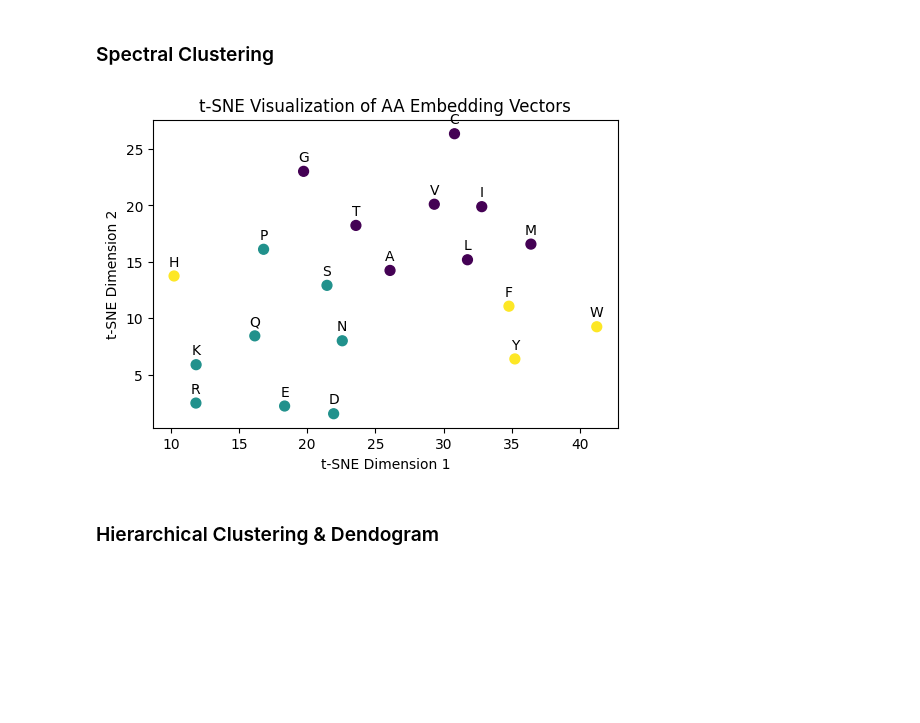
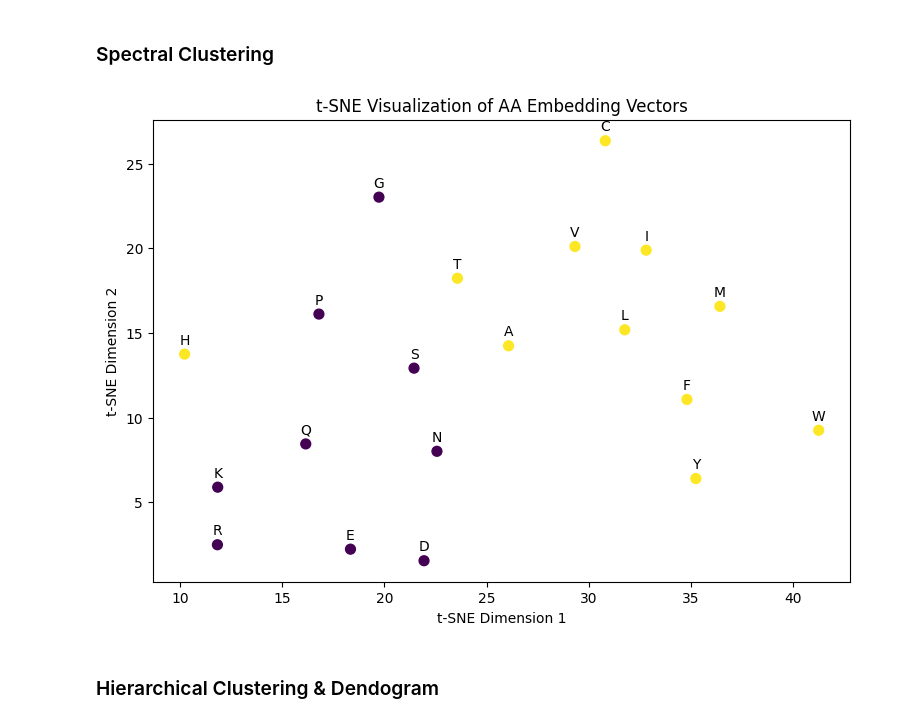
Before and after one commit to furkanakkurt1335/549-term-project, a Jupyter notebook: aa_embeddings/embedding_clustering.ipynb, the cells around one changed output. Saved outputs shown, nothing was run; the diff lists cells and outputs as text; code cells hidden in the pictures; blank space fills up the shorter version.

```diff
--- a/aa_embeddings/embedding_clustering.ipynb
+++ b/aa_embeddings/embedding_clustering.ipynb
@@ -182,7 +197,7 @@ import matplotlib.pyplot as plt
 
 
 # Define a range of k values
-k_values = range(2, 10)
+k_values = range(2, 12)
 
 # Initialize lists to store silhouette scores for each k
 silhouette_scores = []
@@ -190,7 +205,7 @@ silhouette_scores = []
 # Iterate over each k value
 for k in k_values:
     # Fit KMeans model
-    kmeans = KMeans(n_clusters=k, random_state=42)
+    kmeans = KMeans(n_clusters=k, random_state=42,n_init=10)
     cluster_labels = kmeans.fit_predict(vectors)
 
     # Calculate silhouette score
@@ -204,6 +219,7 @@ for k in k_values:
 plt.plot(k_values, silhouette_scores, marker='o')
 plt.title('Silhouette Score for Different Values of k')
 plt.xlabel('Number of Clusters (k)')
+plt.xticks(range(2,12))
 plt.ylabel('Silhouette Score')
 plt.show()
 # %% [output]
@@ -224,7 +242,7 @@ from sklearn.metrics import silhouette_samples, silhouette_score
 
 data = vectors
 # Define the range of k values
-k_values = range(2, 7)
+k_values = range(2, 4)
 
 # Create subplots for each k value
 fig, ax = plt.subplots(1, len(k_values), figsize=(15, 5))
@@ -276,0 +295,34 @@ plt.show()
+# %%
+
+vectors = np.array([aa_embeddings[key] for key in keys])
+
+# Apply t-SNE
+tsne = TSNE(n_components=2, perplexity=8,random_state=42)
+tsne_result = tsne.fit_transform(vectors)
+
+# Apply k-means clustering
+n_clusters = 2
+kmeans = KMeans(n_clusters=n_clusters, random_state=42)
+kmeans_result = kmeans.fit_predict(vectors)
+
+# Plot the t-SNE result with labels and colors according to the clusters
+colors = ["orange","black"]
+plt.figure(figsize=(6, 8))
+for i in range(len(vectors)):
+    plt.scatter(tsne_result[i, 0], tsne_result[i, 1], c=colors[kmeans_result[i]], marker="o" , s=50)
+
+# Annotate each point with its corresponding key
+for i, key in enumerate(keys):
+    #amino_acid_symbol = amino_acid_symbols.get(key, key)
+    plt.annotate(key, (tsne_result[i, 0], tsne_result[i, 1]),
+                 xytext=(0, 5),
+                 textcoords='offset points',
+                 ha='center', va='bottom')
+
+plt.title('Assigned Clusters')
+plt.xlabel('t-SNE Dimension 1')
+plt.ylabel('t-SNE Dimension 2')
+legend_elements = [Line2D([0], [0], marker='o', color='w', label='Cluster 1',markerfacecolor='black', markersize=12),
+                   Line2D([0], [0], marker='o', color='w', label='Cluster 2',markerfacecolor='orange', markersize=12)]
+plt.legend(handles=legend_elements,loc='upper center', bbox_to_anchor=(0.5, -0.15), ncol=1)
+plt.show()
@@ -337,28 +360,28 @@ plt.show()
 ### Spectral Clustering
 # %%
 # Apply Spectral Clustering
-n_clusters = 3
+n_clusters = 2
 spectral_clustering = SpectralClustering(n_clusters=n_clusters, random_state=42)
 cluster_labels = spectral_clustering.fit_predict(vectors)
 
 # Plot the t-SNE result with labels and colors according to the clusters
-plt.figure(figsize=(6, 4))
+plt.figure(figsize=(9, 6))
 scatter = plt.scatter(tsne_result[:, 0], tsne_result[:, 1], c=cluster_labels, cmap='viridis', s=50)
 
 # Annotate each point with its corresponding key
 for i, key in enumerate(keys):
     #amino_acid_symbol = amino_acid_symbols.get(key, key)
     plt.annotate(key, (tsne_result[i, 0], tsne_result[i, 1]),
                  xytext=(0, 5),
                  textcoords='offset points',
                  ha='center', va='bottom')
 
 plt.title('t-SNE Visualization of AA Embedding Vectors')
 plt.xlabel('t-SNE Dimension 1')
 plt.ylabel('t-SNE Dimension 2')
 plt.show()
 # %% [output]
-[figure, old version]
+[figure, new version]
 # %% [markdown]
 ### Hierarchical Clustering & Dendogram
 # %%
```
Also changed, not shown: parts of 10 cells of this notebook.
